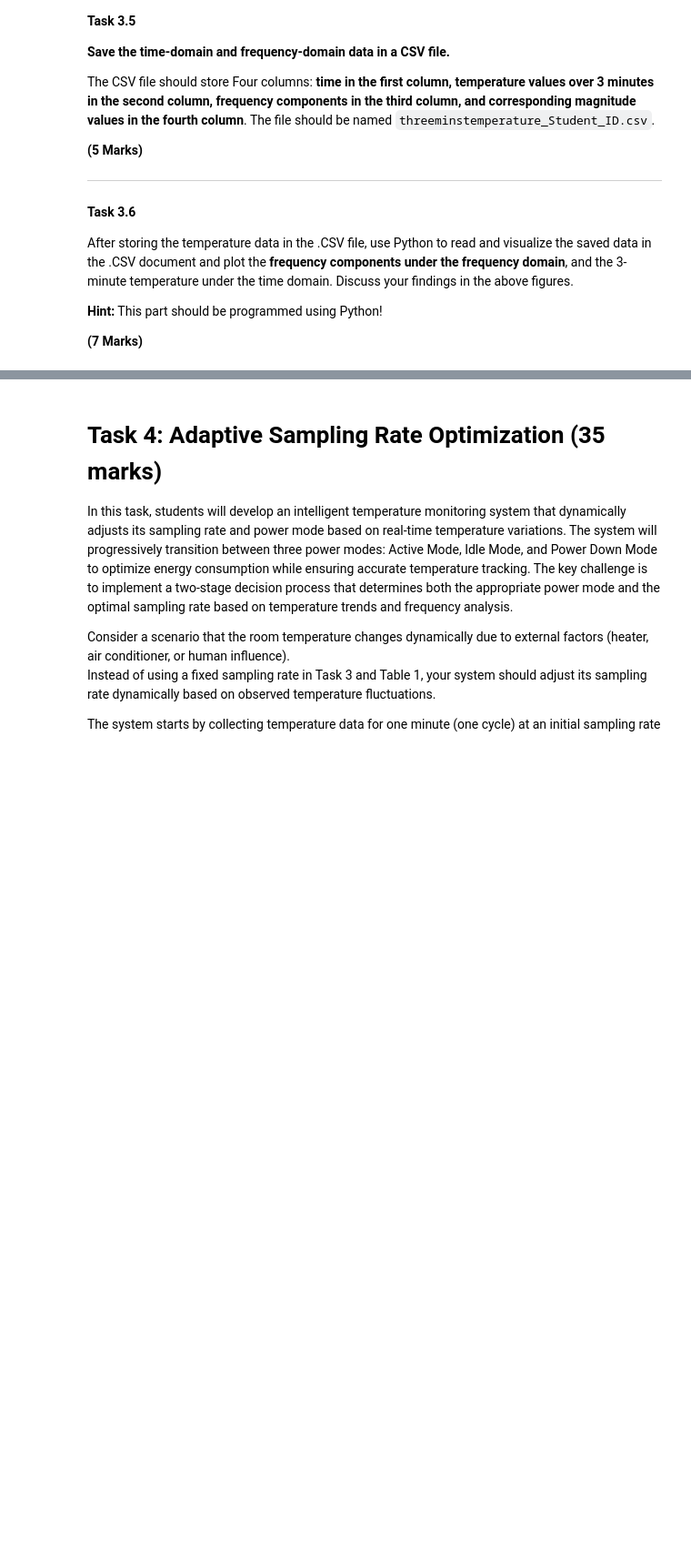
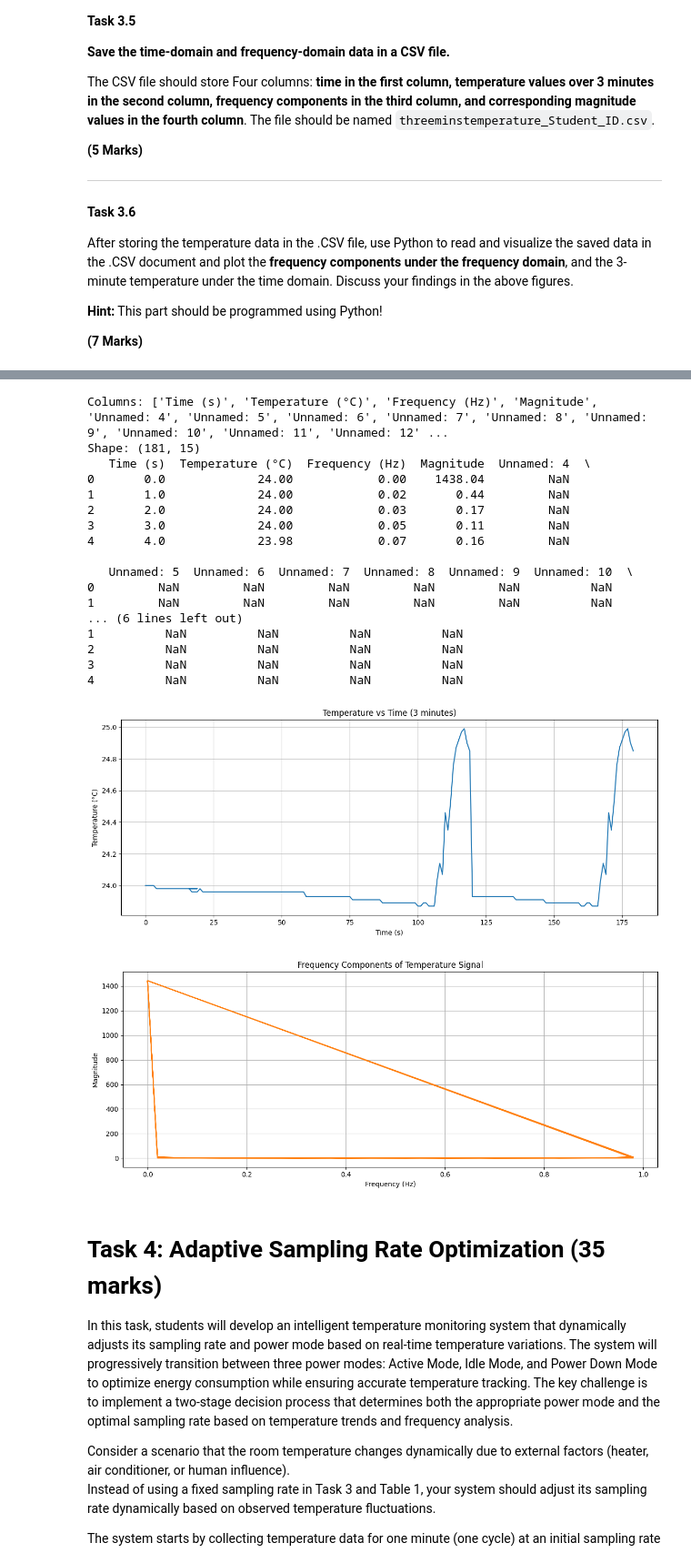
Before and after one commit to AurelienT430/C_Arduino_coursework, a Jupyter notebook: 24WSA024_JNB_Arduino_Coursework_Final_2025S2(V1).ipynb, the cells around one changed output, grey strips where cells are left out. Shown at 91% size. Cells and saved outputs as stored; diff of their text form; code cells hidden in the pictures; blank space fills up the shorter version.

```diff
--- a/24WSA024_JNB_Arduino_Coursework_Final_2025S2(V1).ipynb
+++ b/24WSA024_JNB_Arduino_Coursework_Final_2025S2(V1).ipynb
@@ -904,21 +919,71 @@ From the above code, the 4 columns (time, temperature, frequency and magnitude)
 # %%
 #@title Answer for task 3.6
 # Write your Python code here
 #
 # NOTE - Only this code cell and outputs will be assessed for task 3.6. Any
 # code you produce, including support functions or required imports must be in
 # this cell otherwise the assessment scripts might not be able to evaluate your
 # code.
 #
 # Note this cell must read your csv file uploaded with your submission and
 # should run!
 
 
 import numpy as np
 import matplotlib.pyplot as plt
 
-# Adjust the file path for your .csv file.
-file_path = r"C:\Users\myname\downloads\temperature.csv"
+import pandas as pd
+from scipy.fft import fft, fftfreq
+
+file_path = r"/content/threeminstemperature_F430908.csv"
+df = pd.read_csv(file_path, encoding = 'latin1')
+
+print("Columns:", df.columns.tolist())
+print("Shape:", df.shape)
+print(df.head())
+
+# --- Time Domain Plot ---
+plt.figure(figsize=(12, 5))
+plt.plot(df['Time (s)'], df['Temperature (°C)'], color='tab:blue')
+plt.xlabel('Time (s)')
+plt.ylabel('Temperature (°C)')
+plt.title('Temperature vs Time (3 minutes)')
+plt.grid(True)
+plt.tight_layout()
+plt.show()
+
+# --- Frequency Domain Plot ---
+# Only use rows where Frequency and Magnitude are not NaN
+freq_df = df[['Frequency (Hz)', 'Magnitude']].dropna()
+
+plt.figure(figsize=(12, 5))
+plt.plot(freq_df['Frequency (Hz)'], freq_df['Magnitude'], color='tab:orange')
+plt.xlabel('Frequency (Hz)')
+plt.ylabel('Magnitude')
+plt.title('Frequency Components of Temperature Signal')
+plt.grid(True)
+plt.tight_layout()
+plt.show()
+# %% [output]
+Columns: ['Time (s)', 'Temperature (°C)', 'Frequency (Hz)', 'Magnitude', 'Unnamed: 4', 'Unnamed: 5', 'Unnamed: 6', 'Unnamed: 7', 'Unnamed: 8', 'Unnamed: 9', 'Unnamed: 10', 'Unnamed: 11', 'Unnamed: 12' ...
+Shape: (181, 15)
+   Time (s)  Temperature (°C)  Frequency (Hz)  Magnitude  Unnamed: 4  \
+0       0.0             24.00            0.00    1438.04         NaN
+1       1.0             24.00            0.02       0.44         NaN
+2       2.0             24.00            0.03       0.17         NaN
+3       3.0             24.00            0.05       0.11         NaN
+4       4.0             23.98            0.07       0.16         NaN
+
+   Unnamed: 5  Unnamed: 6  Unnamed: 7  Unnamed: 8  Unnamed: 9  Unnamed: 10  \
+0         NaN         NaN         NaN         NaN         NaN          NaN
+1         NaN         NaN         NaN         NaN         NaN          NaN
+... (6 lines left out)
+1          NaN          NaN          NaN          NaN
+2          NaN          NaN          NaN          NaN
+3          NaN          NaN          NaN          NaN
+4          NaN          NaN          NaN          NaN
+[figure, added]
+[figure, added]
 # %% [markdown]
 # **Task 4: Adaptive Sampling Rate Optimization (35 marks)**
 
```
Also changed, not shown: parts of 2 cells of this notebook.
